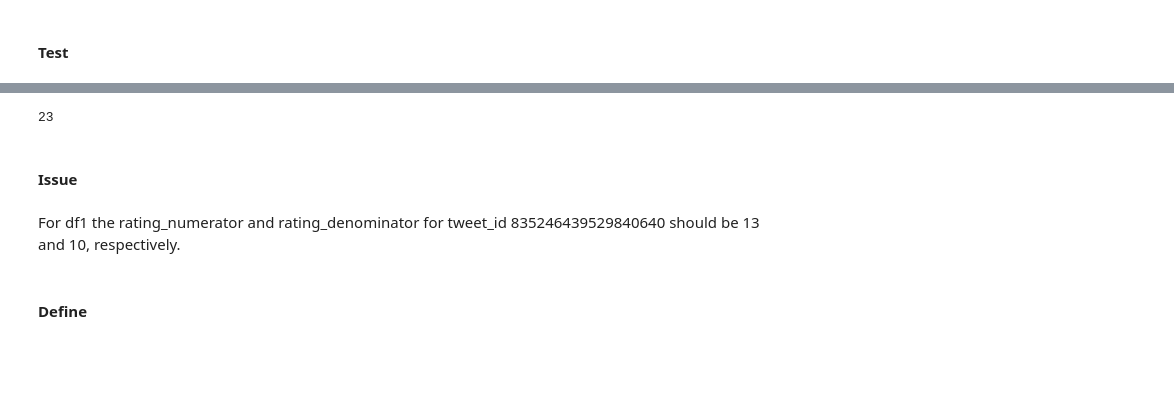
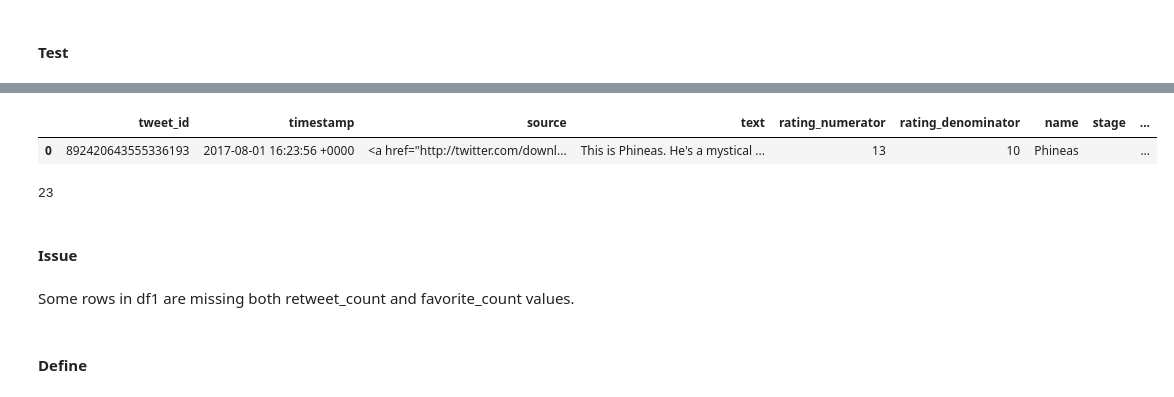
Before and after one commit to deepaksithu/Twitter_Archive_Analysis_Project, a Jupyter notebook: wrangle_act.ipynb, the cells around one changed output, grey strips where cells are left out. Cells and saved outputs as stored; diff of their text form; code cells hidden in the pictures; blank space fills up the shorter version.

```diff
--- a/wrangle_act.ipynb
+++ b/wrangle_act.ipynb
@@ -483,10 +468,18 @@ df1_clean.head()
-# %%
-df1_clean.retweet_count.isna().sum()
-# %% [output]
-23
+# %%
+# confirm addition of new columns to df1
+df1_clean.head(1)
+# %% [output]
+|  | tweet_id | timestamp | source | text | rating_numerator | rating_denominator | name | stage | ... |
+| 0 | 892420643555336193 | 2017-08-01 16:23:56 +0000 | <a href="http://twitter.com/downl... | This is Phineas. He's a mystical ... | 13 | 10 | Phineas |  | ... |
+# %%
+# checking na values in new columns
+print(df1_clean.retweet_count.isna().sum())
+print(df1_clean.favorite_count.isna().sum())
+# %% [output]
+23
 # %% [markdown]
 #### Issue
-# %% [markdown]
-For df1 the rating_numerator and rating_denominator for tweet_id 835246439529840640 should be 13 and 10, respectively.
+# %% [markdown]
+Some rows in df1 are missing both retweet_count and favorite_count values.
 # %% [markdown]
 #### Define
```
Also changed, not shown: parts of 166 cells of this notebook, 2 other files.
